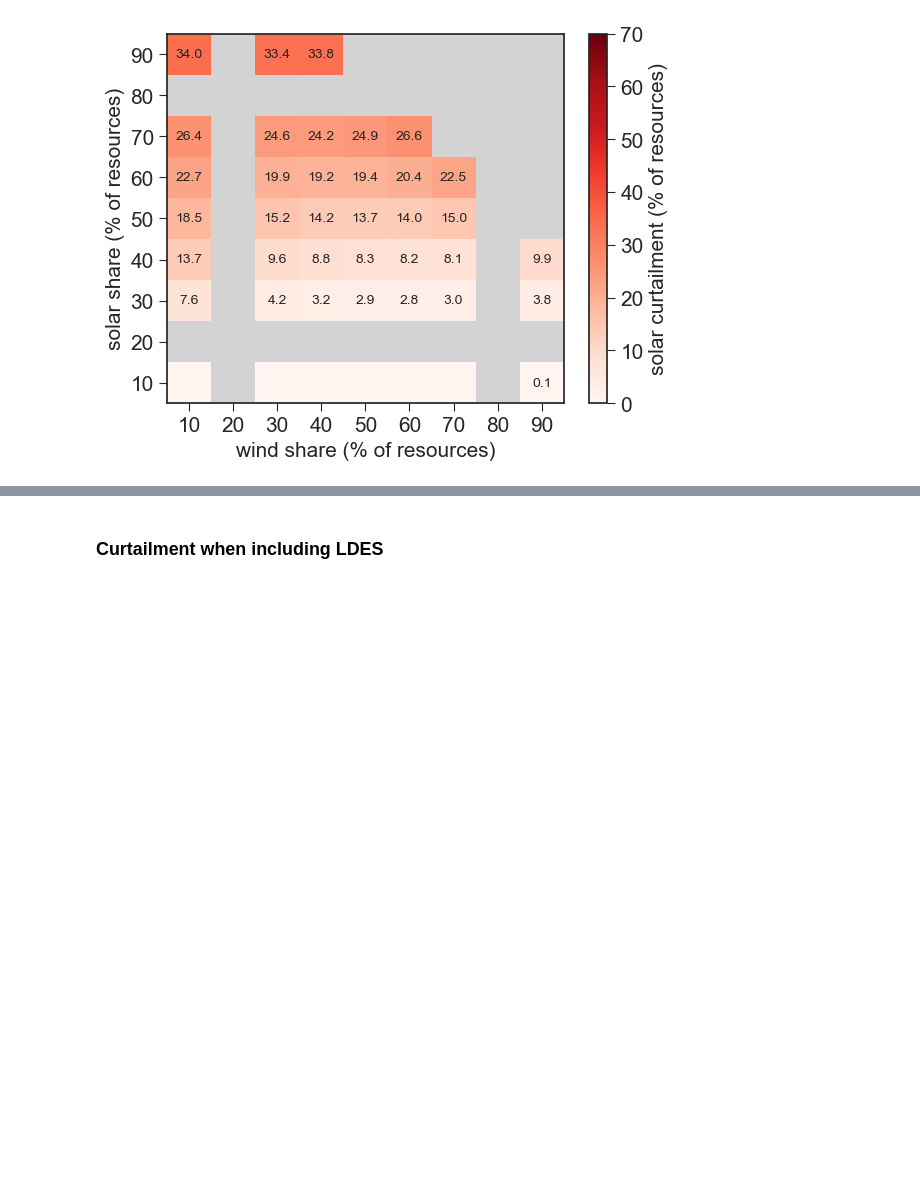
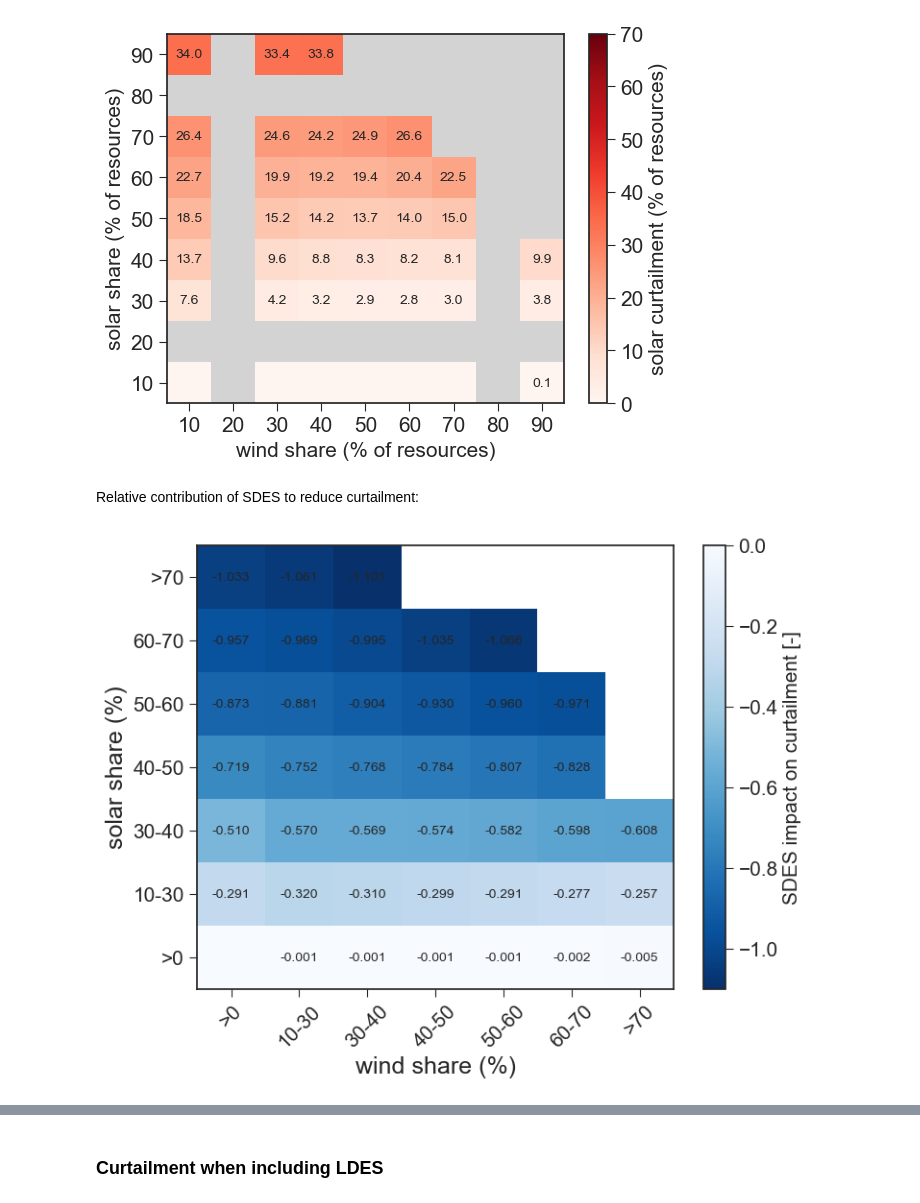
Before and after one commit to ebbekyhl/PyPSA-Eur-Curtailment-Emulator, a Jupyter notebook: test_pypsa_emulator.ipynb, the cells around one changed output, grey strips where cells are left out. Cells and saved outputs as stored; diff of their text form; code cells hidden in the pictures; blank space fills up the shorter version.

```diff
--- a/test_pypsa_emulator.ipynb
+++ b/test_pypsa_emulator.ipynb
@@ -412,3 +366,9 @@ figs[SDES_case,1].savefig("figures/solar/model_solar_curtailment_SDES_case.png",
 # %% [output]
 [figure]
 [figure]
+# %% [markdown]
+Relative contribution of SDES to reduce curtailment:
+# %%
+fig, ax, beta_sdes_w =plot_tech_impact("SDES","solar")
+# %% [output]
+[figure, added]
```
Also changed, not shown: parts of 38 cells of this notebook, 41 other files.
